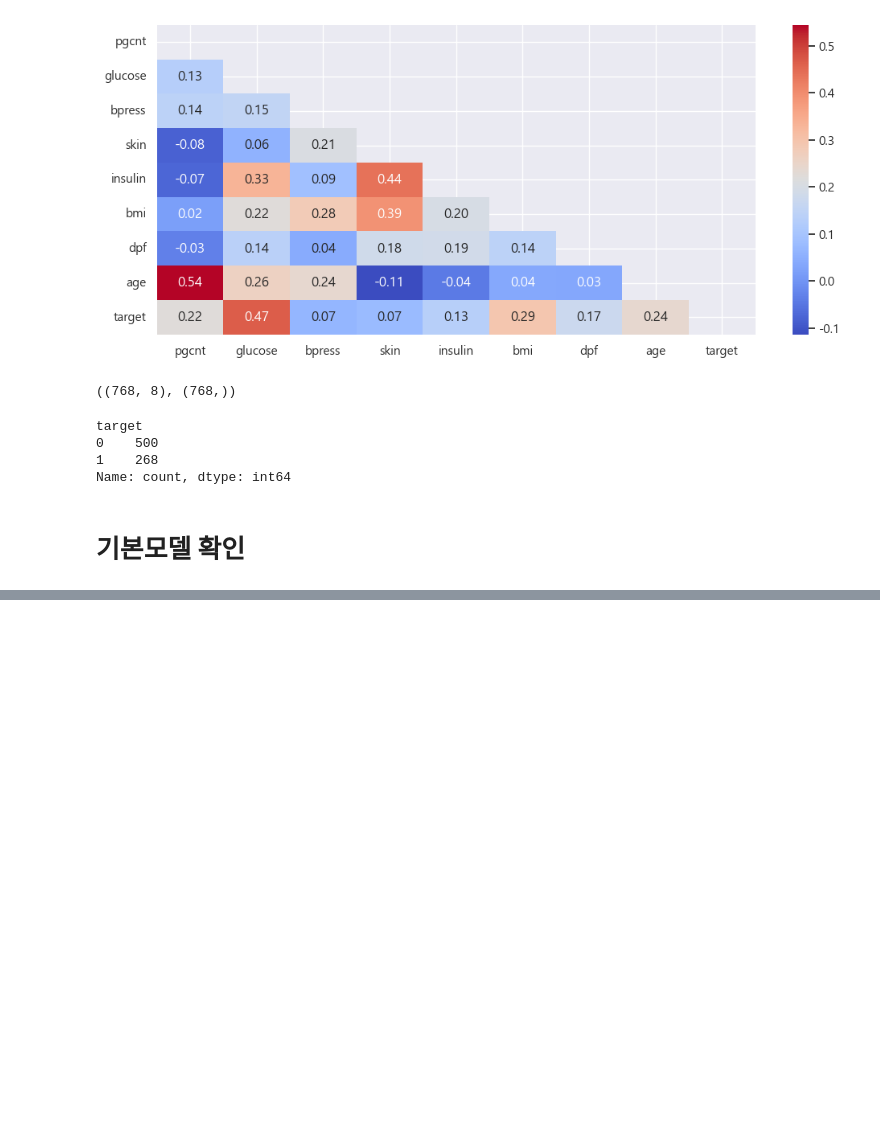
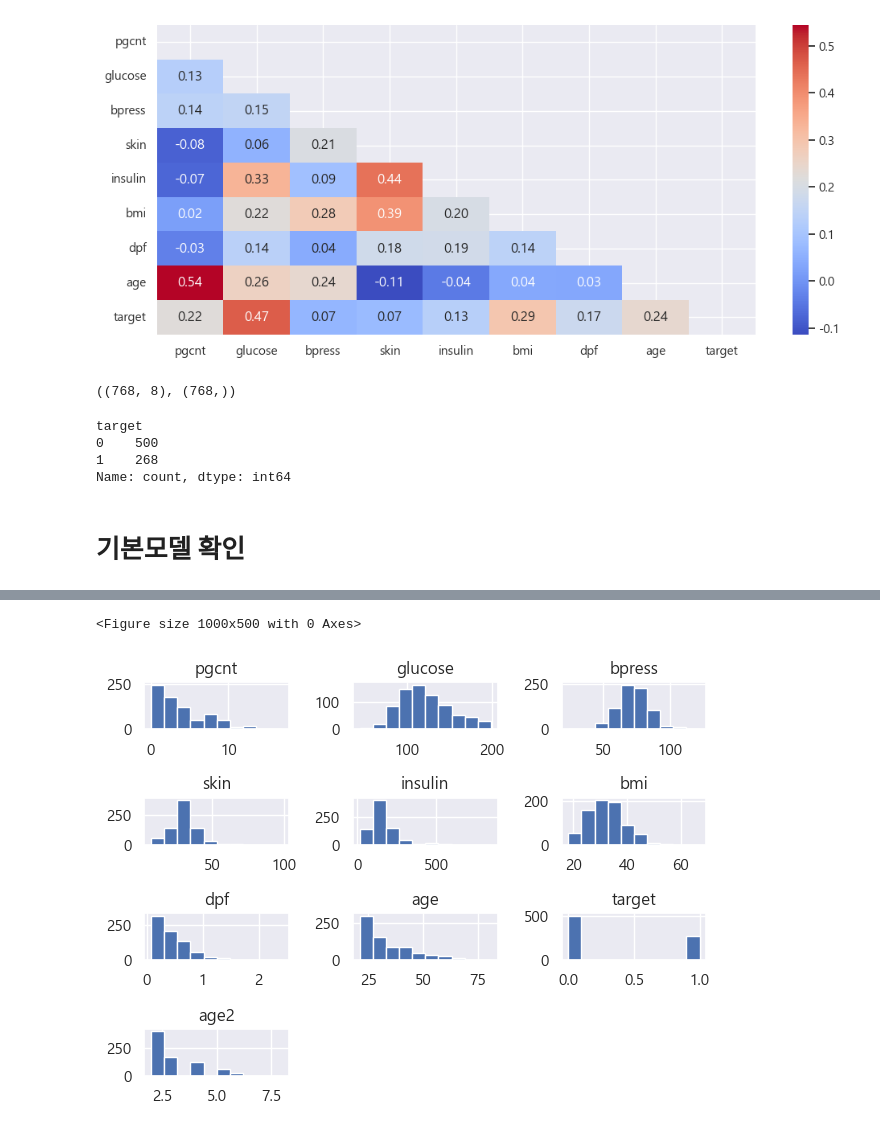
Before and after one commit to Kwonym0814/AIotDataAnalysis, a Jupyter notebook: workspace_python/ml/lec03.pima당뇨분류모델.ipynb, the cells around one changed output, grey strips where cells are left out. Cells and saved outputs as stored; diff of their text form; code cells hidden in the pictures; blank space fills up the shorter version.

```diff
--- a/workspace_python/ml/lec03.pima당뇨분류모델.ipynb
+++ b/workspace_python/ml/lec03.pima당뇨분류모델.ipynb
@@ -242,0 +447,18 @@ weighted avg       0.72      0.72      0.72       154
+# %%
+# 1. 0을 결측치(NaN)로 먼저 변환 (0인 상태에서는 평균 계산에 포함되어 왜곡이 발생함)
+col_list = ['glucose', 'bpress', 'skin', 'insulin', 'bmi', 'dpf']
+df[col_list] = df[col_list].replace(0, np.nan)
+
+
+# 2. 'target'과 'age2' 그룹별 평균으로 NaN을 대체
+# transform('mean')은 그룹별 평균을 계산하여 원래 데이터프레임의 인덱스 순서에 맞게 반환함
+df[col_list] = df[col_list].fillna(
+    df.groupby(['target', 'age2'])[col_list].transform('mean')
+)
+
+# 3. (추가 조치) 만약 특정 그룹 전체가 0(NaN)이라서 여전히 NaN인 경우, target 별 전체 평균으로 최종 보정
+df[col_list] = df[col_list].fillna(
+    df.groupby('target')[col_list].transform('mean')
+)
+# 결과 확인
+print(df[col_list].isnull().sum()) # 결측치가 모두 사라졌는지 확인
@@ -242,0 +492,8 @@ weighted avg       0.72      0.72      0.72       154
+# %%
+plt.figure(figsize=(10,5))
+df.hist()
+plt.tight_layout()
+plt.show()
+# %% [output]
+<Figure size 1000x500 with 0 Axes>
+[figure, added]
```
Also changed, not shown: parts of 34 cells of this notebook.
